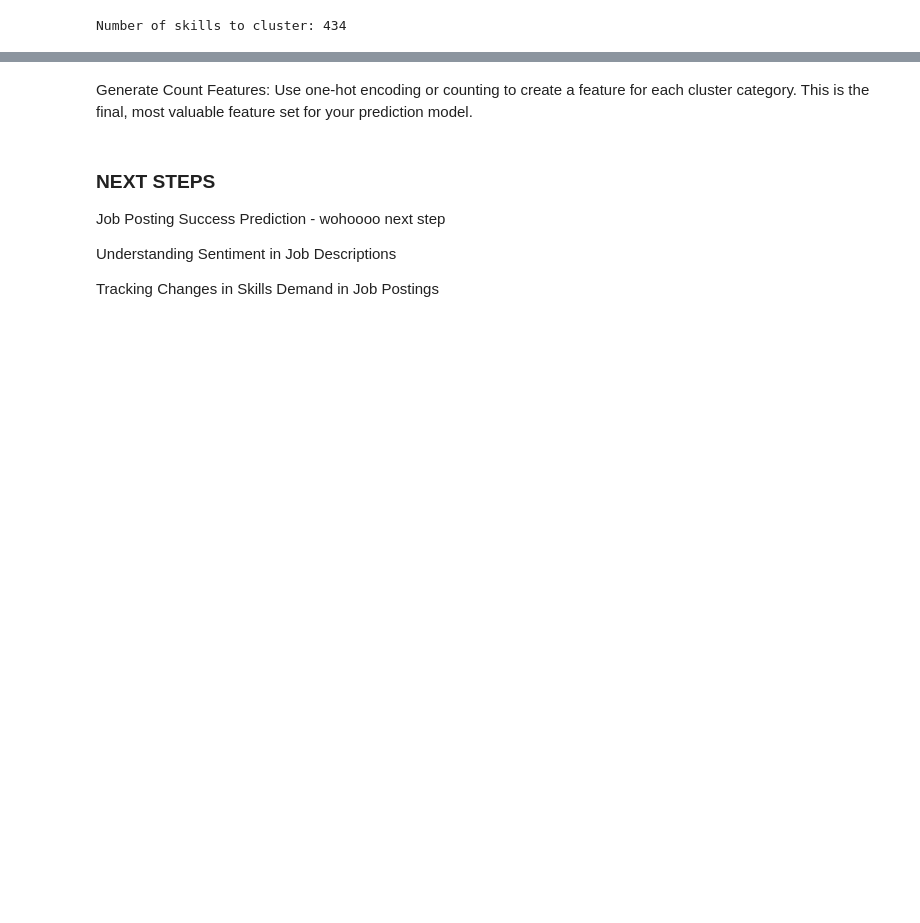
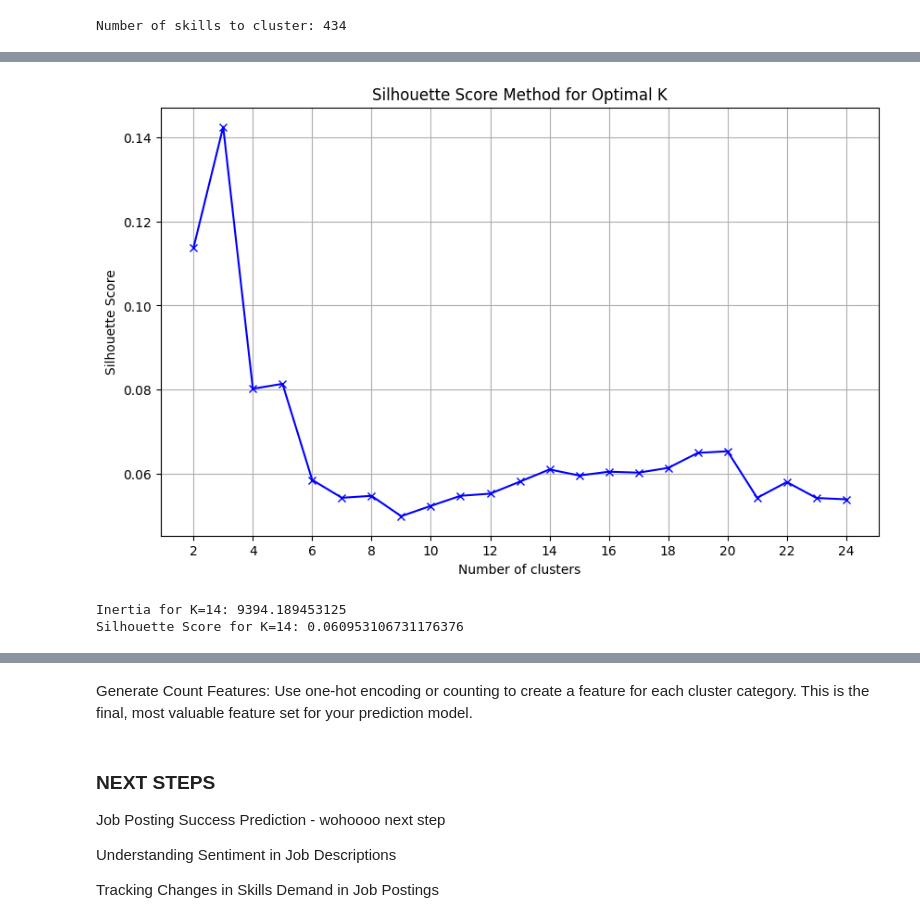
Before and after one commit to juliabarsow/NLP_Job_Postings, a Jupyter notebook: skill_extraction_clustering.ipynb, the cells around one changed output, grey strips where cells are left out. Saved outputs shown, nothing was run; the diff lists cells and outputs as text; code cells hidden in the pictures; blank space fills up the shorter version.

```diff
--- a/skill_extraction_clustering.ipynb
+++ b/skill_extraction_clustering.ipynb
@@ -421,12 +387,41 @@ plt.grid(True)
+# %%
+sc = {}
+
+# Iterate for a range of Ks and fit the data to the algorithm. Store the Silhouette score for that K
+for k in range(2, 25):
+    kmeans = KMeans(n_clusters = k, random_state = 42).fit(skill_vectors)
+
+    labels = kmeans.predict(skill_vectors)
+
+    sc[k] = silhouette_score(skill_vectors, labels)
+
+# Silhouette score plot
+plt.figure(figsize=(10, 6))
+plt.plot(list(sc.keys()), list(sc.values()), 'bx-')
+plt.xlabel("Number of clusters")
+plt.ylabel("Silhouette Score")
+plt.title('Silhouette Score Method for Optimal K')
+plt.grid(True)
+plt.xticks(k_range[::2])
+plt.show()
+# %% [output]
+[figure, added]
 # %%
 from sklearn.cluster import KMeans
-
-# You should test K=15, 20, and 25 to see which grouping is most insightful
-K = 20
-kmeans = KMeans(n_clusters=K, random_state=42, n_init='auto')
+K = 14
+kmeans = KMeans(n_clusters=K, random_state=42, init='k-means++', n_init='auto')
 
 # Fit the model and predict the cluster label for each skill vector
 cluster_labels = kmeans.fit_predict(skill_vectors)
 
+# cacculate inertia and silhouette score for the chosen K
+inertia_value = kmeans.inertia_
+sc_score = silhouette_score(skill_vectors, cluster_labels)
+print(f"Inertia for K={K}: {inertia_value}")
+print(f"Silhouette Score for K={K}: {sc_score}")
+
 # Create a mapping (Series/Dictionary) from the skill to its cluster ID
 skill_to_cluster_id = pd.Series(cluster_labels, index=unique_skills_list)
+# %% [output]
+Inertia for K=14: 9394.189453125
+Silhouette Score for K=14: 0.060953106731176376
```
Also changed, not shown: parts of 33 cells of this notebook.
